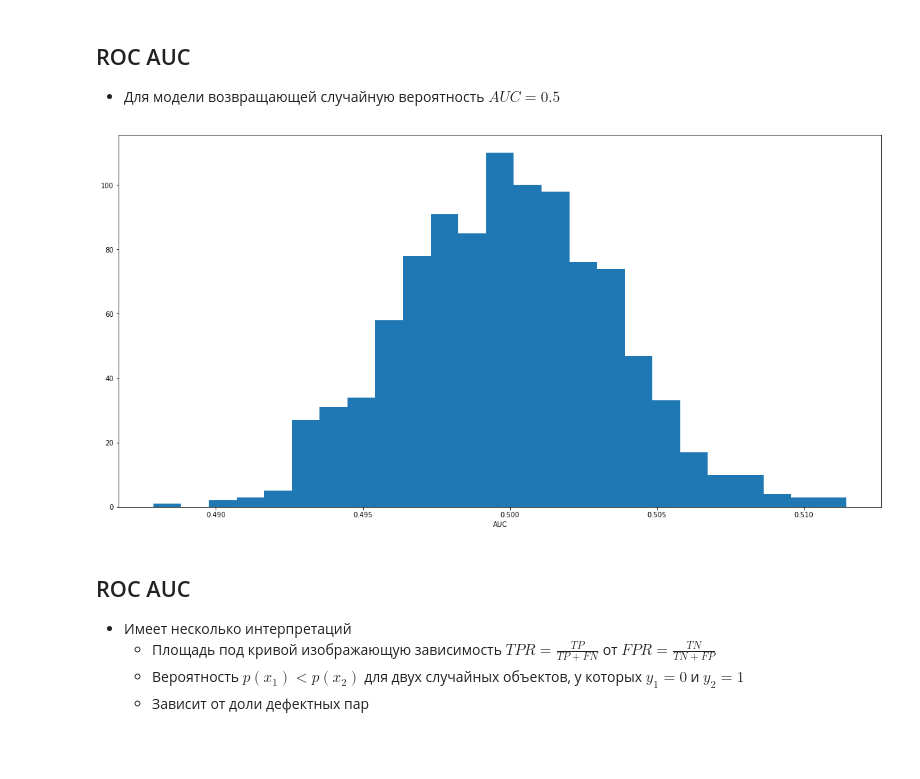
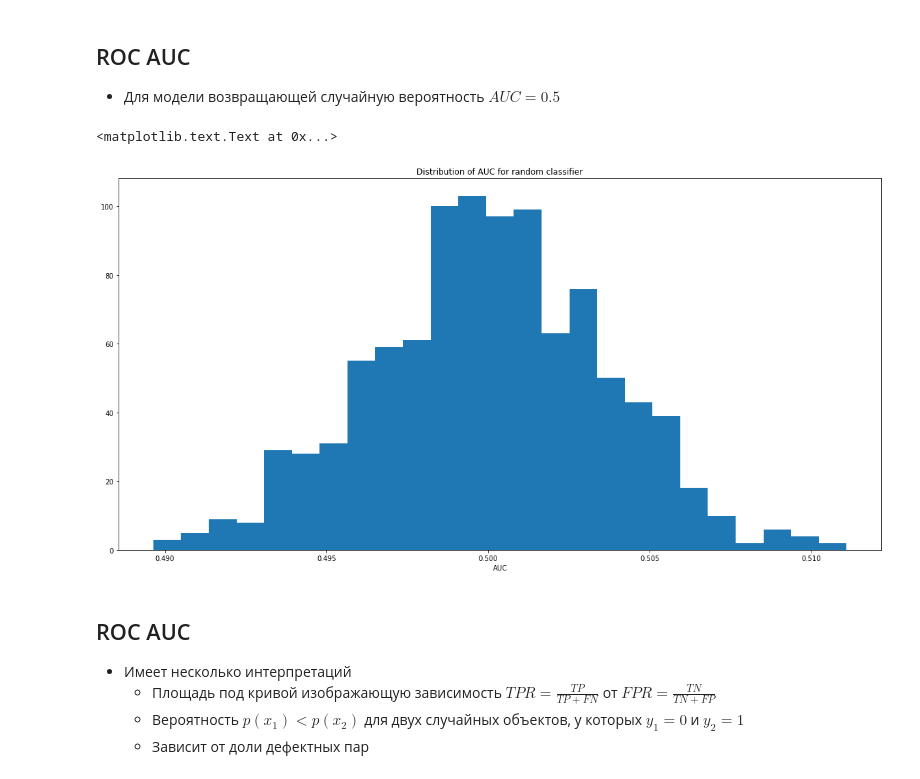
Before and after one commit to ld86/ml-slides, a Jupyter notebook: unbalanced.ipynb, the cells around one changed output. Drawn from its saved outputs; the diff is of its cells as text; code cells hidden in the pictures; blank space fills up the shorter version.

```diff
--- a/unbalanced.ipynb
+++ b/unbalanced.ipynb
@@ -185,8 +185,10 @@ print(roc_auc_score(y_balanced, y_hat ** 2))
 # %%
 hist([roc_auc_score(y_balanced, np.random.random(size=y_balanced.shape[0])) for i in range(1000)], bins=25);
 xlabel('AUC');
+title('Distribution of AUC for random classifier')
 # %% [output]
+<matplotlib.text.Text at 0x...>
-[figure, old version]
+[figure, new version]
 # %% [markdown]
 ## ROC AUC
 
```
Also changed, not shown: parts of 13 cells of this notebook, 3 other files.
